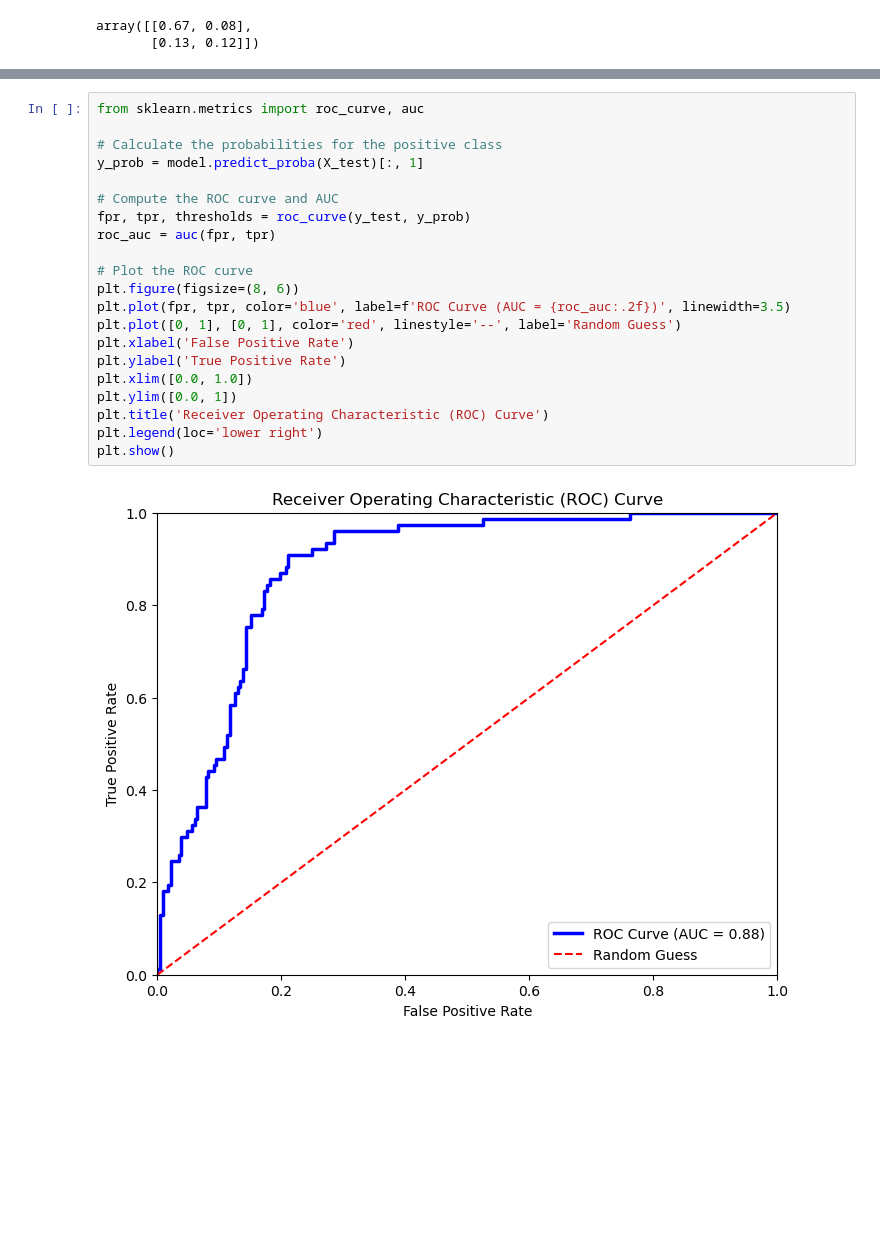
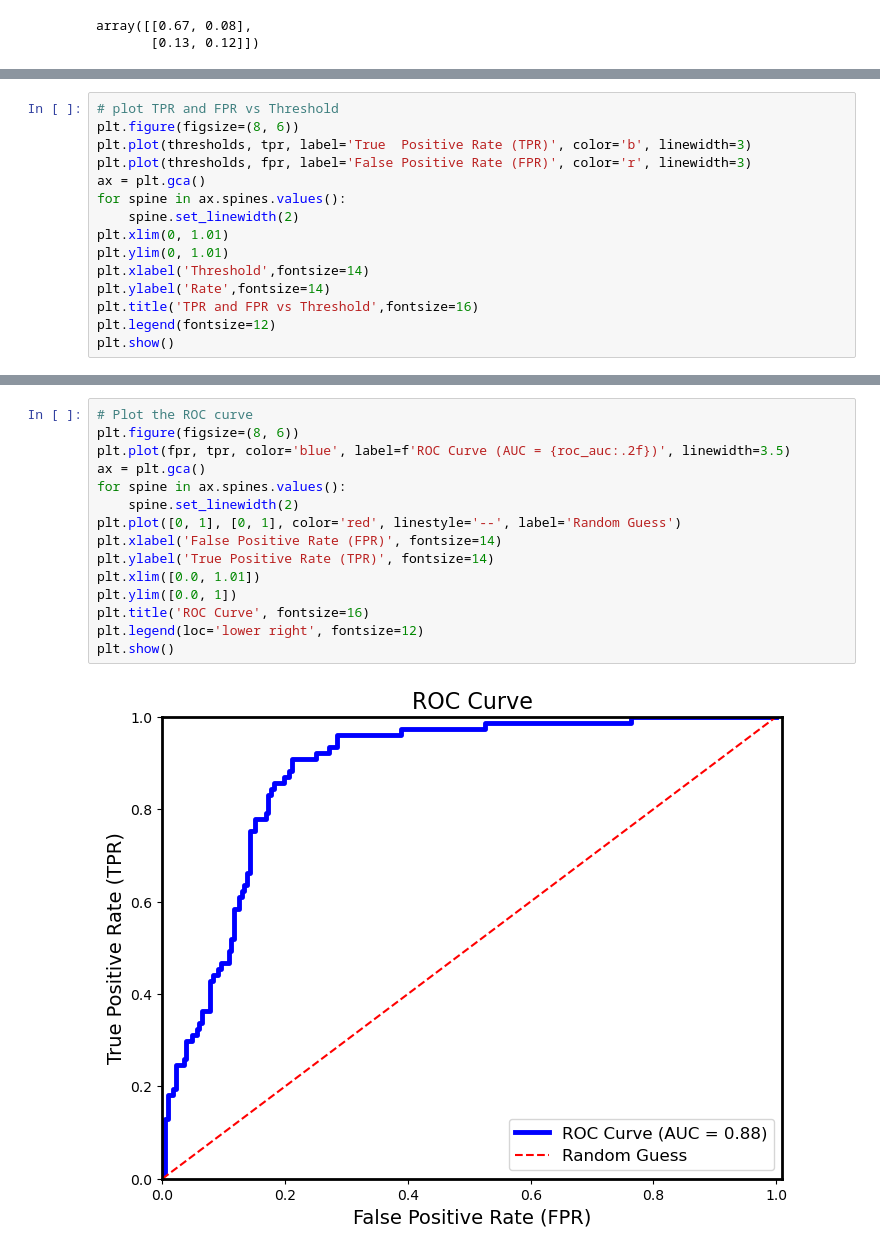
Before and after one commit to Wanwan-Laang/MSE598, a Jupyter notebook: Week10.ipynb, the cells around one changed output, grey strips where cells are left out. Saved outputs shown, nothing was run; the diff lists cells and outputs as text; blank space fills up the shorter version.

Commit message:
revise the plot format

```diff
--- a/Week10.ipynb
+++ b/Week10.ipynb
@@ -110,0 +120,15 @@ array([[0.67, 0.08],
+# %%
+# plot TPR and FPR vs Threshold
+plt.figure(figsize=(8, 6))
+plt.plot(thresholds, tpr, label='True  Positive Rate (TPR)', color='b', linewidth=3)
+plt.plot(thresholds, fpr, label='False Positive Rate (FPR)', color='r', linewidth=3)
+ax = plt.gca()
+for spine in ax.spines.values():
+    spine.set_linewidth(2)
+plt.xlim(0, 1.01)
+plt.ylim(0, 1.01)
+plt.xlabel('Threshold',fontsize=14)
+plt.ylabel('Rate',fontsize=14)
+plt.title('TPR and FPR vs Threshold',fontsize=16)
+plt.legend(fontsize=12)
+plt.show()
@@ -111,23 +137,17 @@ array([[0.67, 0.08],
 # %%
-from sklearn.metrics import roc_curve, auc
-
-# Calculate the probabilities for the positive class
-y_prob = model.predict_proba(X_test)[:, 1]
-
-# Compute the ROC curve and AUC
-fpr, tpr, thresholds = roc_curve(y_test, y_prob)
-roc_auc = auc(fpr, tpr)
-
 # Plot the ROC curve
 plt.figure(figsize=(8, 6))
 plt.plot(fpr, tpr, color='blue', label=f'ROC Curve (AUC = {roc_auc:.2f})', linewidth=3.5)
+ax = plt.gca()
+for spine in ax.spines.values():
+    spine.set_linewidth(2)
 plt.plot([0, 1], [0, 1], color='red', linestyle='--', label='Random Guess')
-plt.xlabel('False Positive Rate')
-plt.ylabel('True Positive Rate')
-plt.xlim([0.0, 1.0])
+plt.xlabel('False Positive Rate (FPR)', fontsize=14)
+plt.ylabel('True Positive Rate (TPR)', fontsize=14)
+plt.xlim([0.0, 1.01])
 plt.ylim([0.0, 1])
-plt.title('Receiver Operating Characteristic (ROC) Curve')
-plt.legend(loc='lower right')
+plt.title('ROC Curve', fontsize=16)
+plt.legend(loc='lower right', fontsize=12)
 plt.show()
 # %% [output]
-[figure, old version]
+[figure, new version]
```
Also changed, not shown: parts of 3 cells of this notebook.
